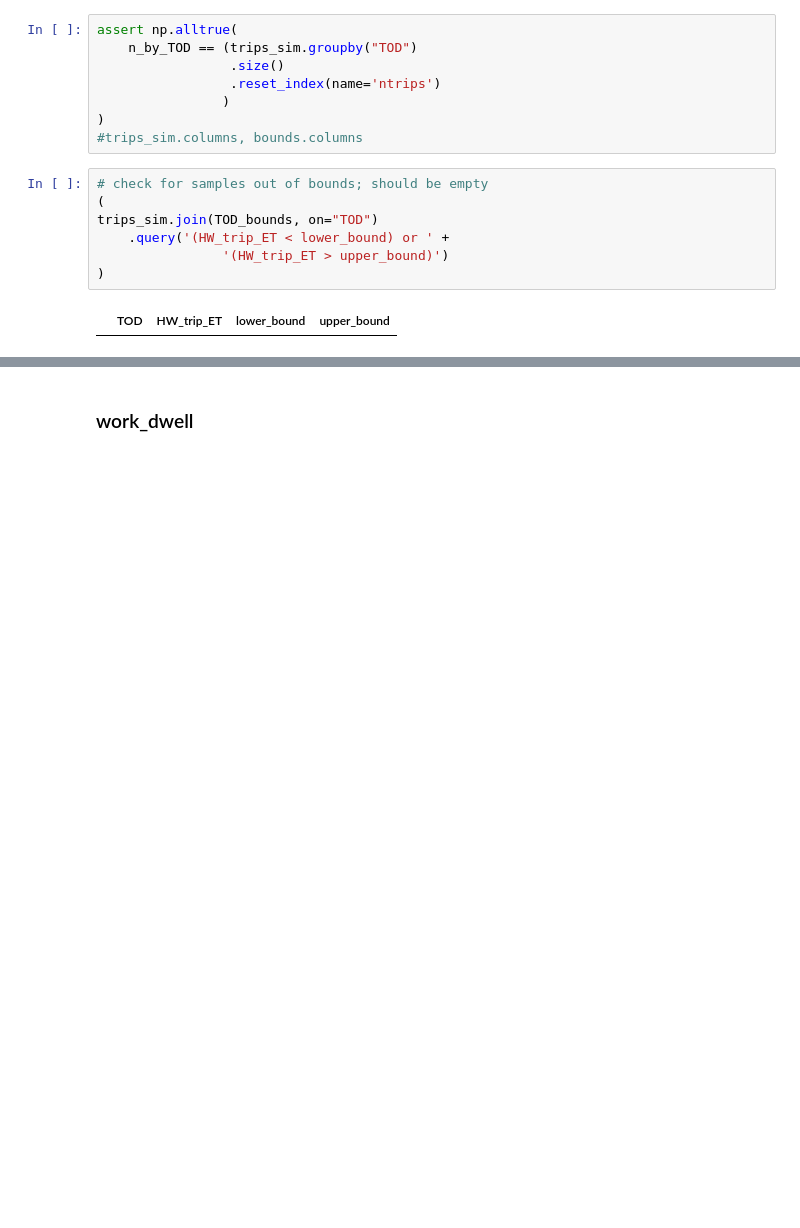
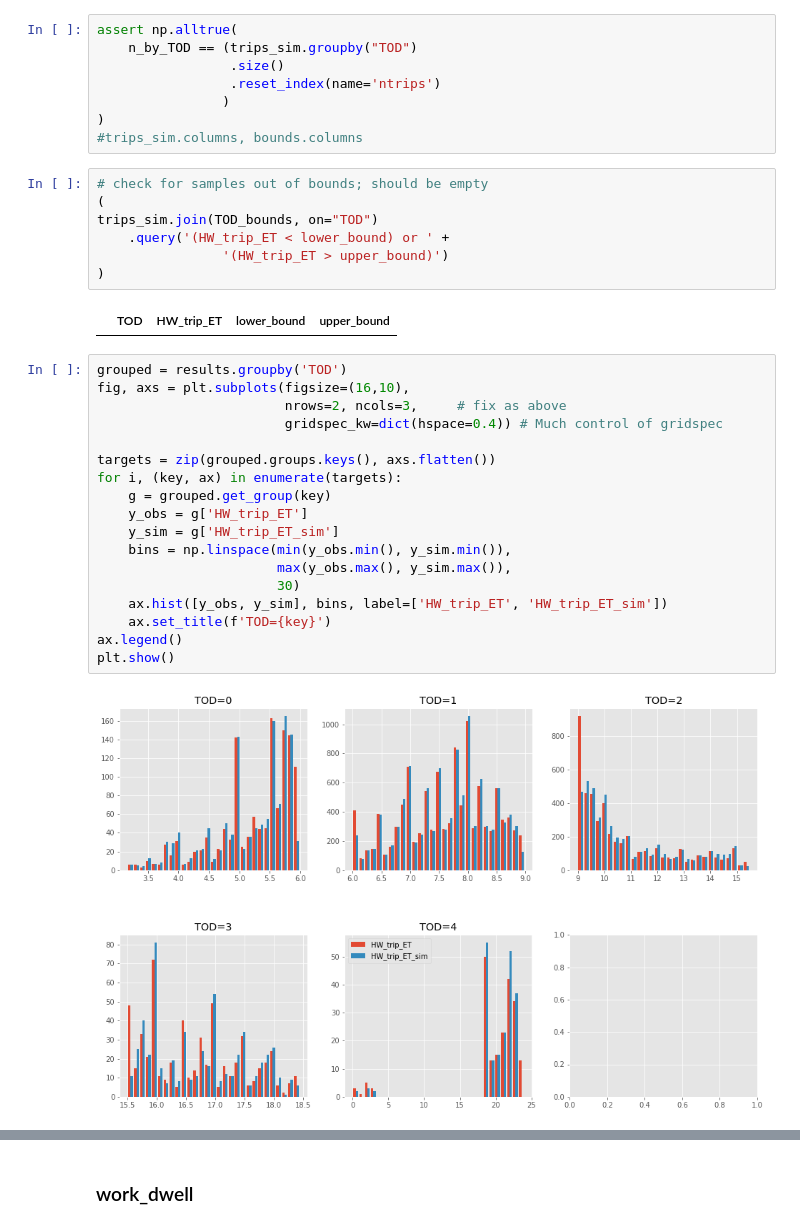
Before and after one commit to ual/activitysynth, a Jupyter notebook: activitysynth/notebooks/fitting_TOD_distributions.ipynb, the cells around one changed output, grey strips where cells are left out. Saved outputs shown, nothing was run; the diff lists cells and outputs as text; blank space fills up the shorter version.

```diff
--- a/activitysynth/notebooks/fitting_TOD_distributions.ipynb
+++ b/activitysynth/notebooks/fitting_TOD_distributions.ipynb
@@ -229,5 +224,25 @@ trips_sim.join(TOD_bounds, on="TOD")
 )
 # %% [output]
 |  | TOD | HW_trip_ET | lower_bound | upper_bound |
+# %%
+grouped = results.groupby('TOD')
+fig, axs = plt.subplots(figsize=(16,10),
+                        nrows=2, ncols=3,     # fix as above
+                        gridspec_kw=dict(hspace=0.4)) # Much control of gridspec
+
+targets = zip(grouped.groups.keys(), axs.flatten())
+for i, (key, ax) in enumerate(targets):
+    g = grouped.get_group(key)
+    y_obs = g['HW_trip_ET']
+    y_sim = g['HW_trip_ET_sim']
+    bins = np.linspace(min(y_obs.min(), y_sim.min()),
+                       max(y_obs.max(), y_sim.max()),
+                       30)
+    ax.hist([y_obs, y_sim], bins, label=['HW_trip_ET', 'HW_trip_ET_sim'])
+    ax.set_title(f'TOD={key}')
+ax.legend()
+plt.show()
+# %% [output]
+[figure, added]
 # %%
 # validation
```
Also changed, not shown: parts of 9 cells of this notebook.
